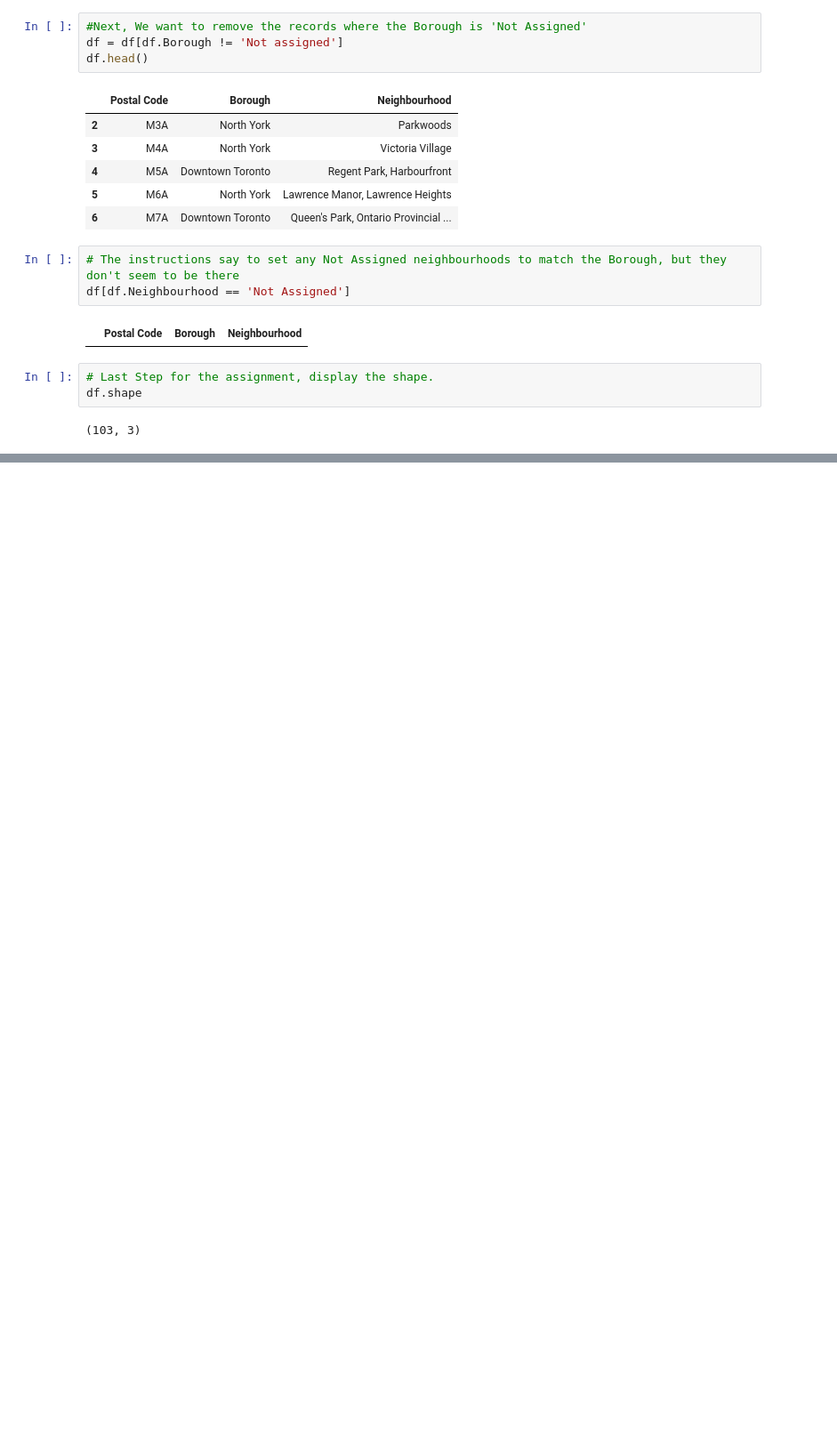
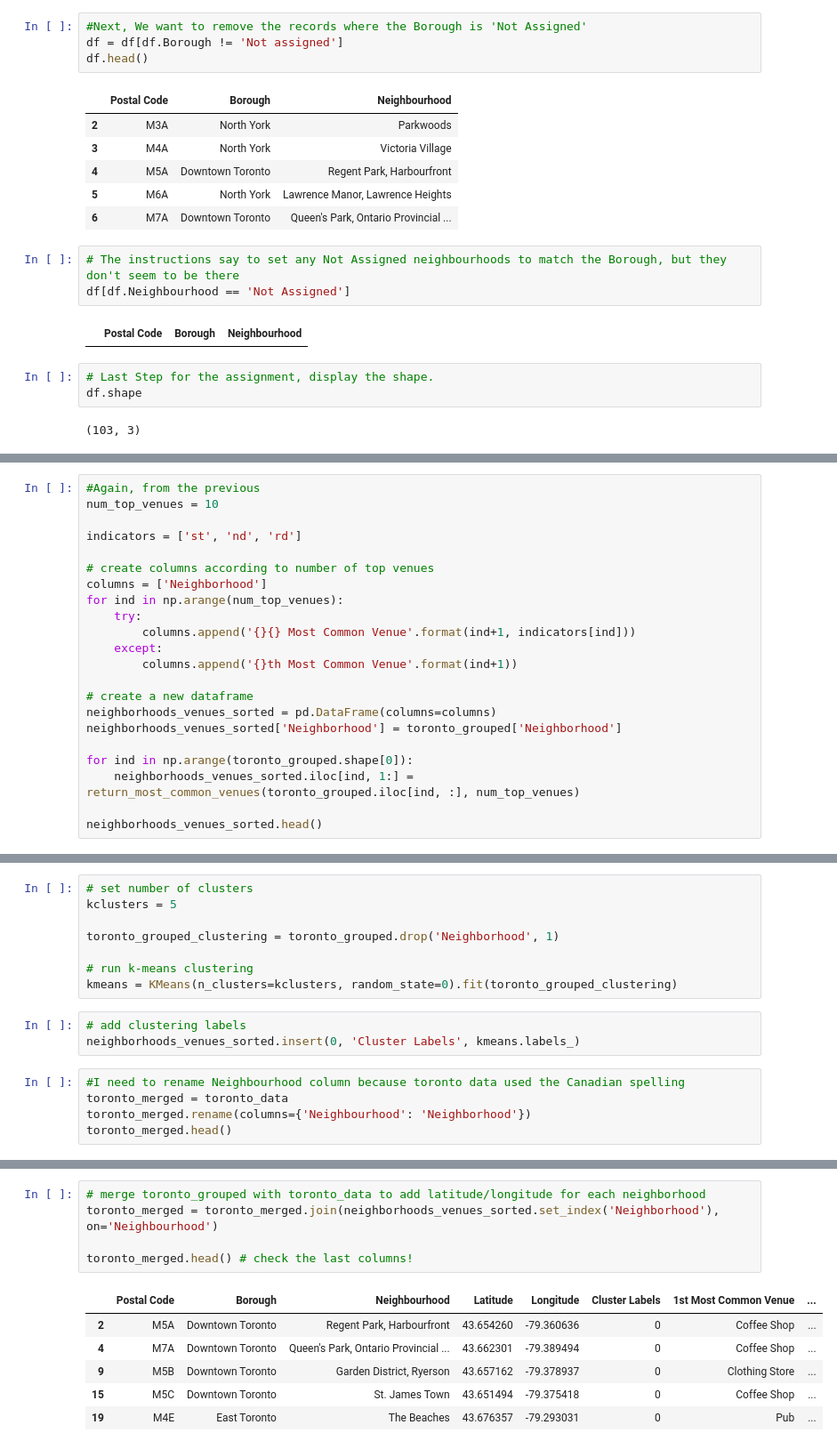
Before and after one commit to JonNKolb/Coursera_Capstone, a Jupyter notebook: Coursera_Capstone.ipynb, the cells around one changed output, grey strips where cells are left out. Shown at 89% size. Saved outputs shown, nothing was run; the diff lists cells and outputs as text; blank space fills up the shorter version.

```diff
--- a/Coursera_Capstone.ipynb
+++ b/Coursera_Capstone.ipynb
@@ -61,0 +260,22 @@ df.shape
+# %%
+#Again, from the previous
+num_top_venues = 10
+
+indicators = ['st', 'nd', 'rd']
+
+# create columns according to number of top venues
+columns = ['Neighborhood']
+for ind in np.arange(num_top_venues):
+    try:
+        columns.append('{}{} Most Common Venue'.format(ind+1, indicators[ind]))
+    except:
+        columns.append('{}th Most Common Venue'.format(ind+1))
+
+# create a new dataframe
+neighborhoods_venues_sorted = pd.DataFrame(columns=columns)
+neighborhoods_venues_sorted['Neighborhood'] = toronto_grouped['Neighborhood']
+
+for ind in np.arange(toronto_grouped.shape[0]):
+    neighborhoods_venues_sorted.iloc[ind, 1:] = return_most_common_venues(toronto_grouped.iloc[ind, :], num_top_venues)
+
+neighborhoods_venues_sorted.head()
@@ -61,0 +289,16 @@ df.shape
+# %%
+# set number of clusters
+kclusters = 5
+
+toronto_grouped_clustering = toronto_grouped.drop('Neighborhood', 1)
+
+# run k-means clustering
+kmeans = KMeans(n_clusters=kclusters, random_state=0).fit(toronto_grouped_clustering)
+# %%
+# add clustering labels
+neighborhoods_venues_sorted.insert(0, 'Cluster Labels', kmeans.labels_)
+# %%
+#I need to rename Neighbourhood column because toronto data used the Canadian spelling
+toronto_merged = toronto_data
+toronto_merged.rename(columns={'Neighbourhood': 'Neighborhood'})
+toronto_merged.head()
@@ -61,0 +312,12 @@ df.shape
+# %%
+# merge toronto_grouped with toronto_data to add latitude/longitude for each neighborhood
+toronto_merged = toronto_merged.join(neighborhoods_venues_sorted.set_index('Neighborhood'), on='Neighbourhood')
+
+toronto_merged.head() # check the last columns!
+# %% [output]
+|  | Postal Code | Borough | Neighbourhood | Latitude | Longitude | Cluster Labels | 1st Most Common Venue | ... |
+| 2 | M5A | Downtown Toronto | Regent Park, Harbourfront | 43.654260 | -79.360636 | 0 | Coffee Shop | ... |
+| 4 | M7A | Downtown Toronto | Queen's Park, Ontario Provincial ... | 43.662301 | -79.389494 | 0 | Coffee Shop | ... |
+| 9 | M5B | Downtown Toronto | Garden District, Ryerson | 43.657162 | -79.378937 | 0 | Clothing Store | ... |
+| 15 | M5C | Downtown Toronto | St. James Town | 43.651494 | -79.375418 | 0 | Coffee Shop | ... |
+| 19 | M4E | East Toronto | The Beaches | 43.676357 | -79.293031 | 0 | Pub | ... |
```
Also changed, not shown: parts of 18 cells of this notebook.
